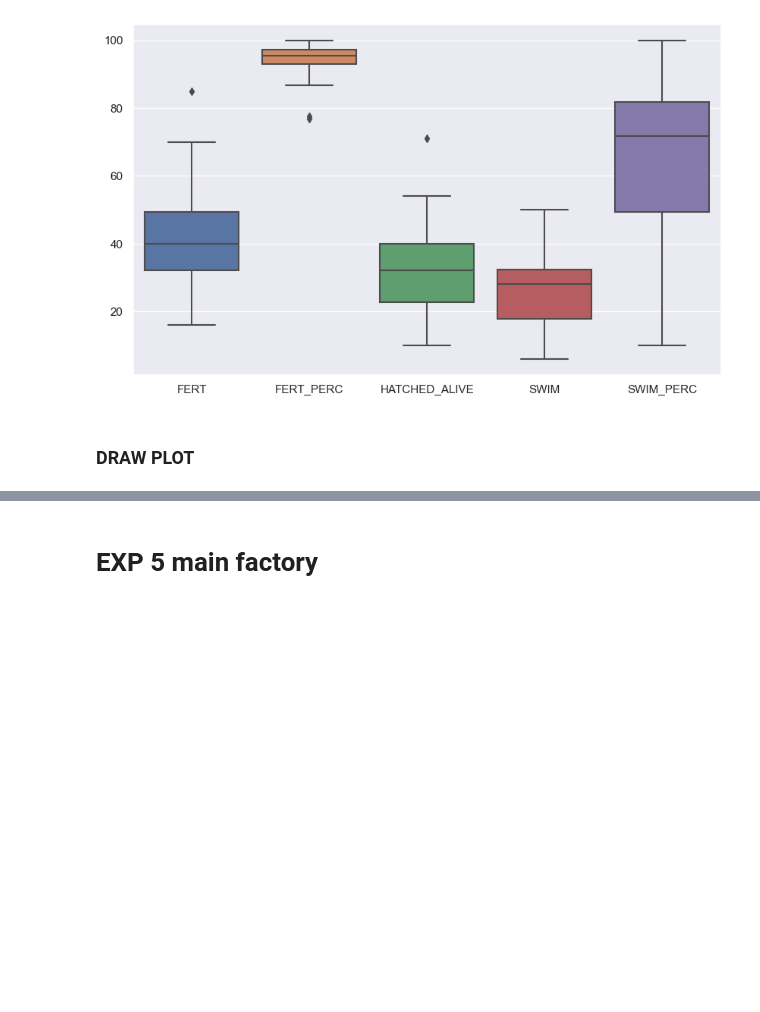
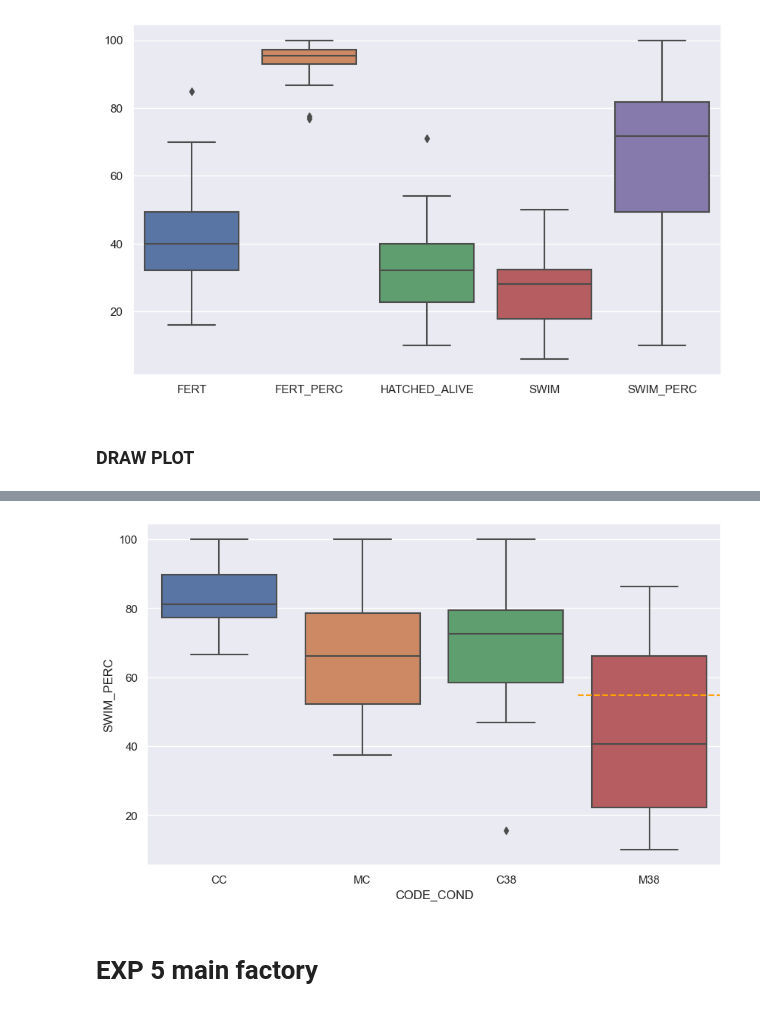
Before and after one commit to mitoclub/fish-strong-purifying-selection, a Jupyter notebook: notebooks/stat_plots_for_paper_draft.ipynb, the cells around one changed output, grey strips where cells are left out. Drawn from its saved outputs; the diff is of its cells as text; code cells hidden in the pictures; blank space fills up the shorter version.

```diff
--- a/notebooks/stat_plots_for_paper_draft.ipynb
+++ b/notebooks/stat_plots_for_paper_draft.ipynb
@@ -133,3 +148,13 @@ ax4.axhline(exp_22, xmin=0.75, ls='--', color='orange');
+# %%
+# expected line logic: (shock / control) * (mutagen / control) * control
+expected_5 = (exp5lab[exp5lab['CODE_COND'] == 'C38'].SWIM_PERC.mean() / exp5lab[exp5lab['CODE_COND'] == 'CC'].SWIM_PERC.mean()) * \
+         (exp5lab[exp5lab['CODE_COND'] == 'MC'].SWIM_PERC.mean() / exp5lab[exp5lab['CODE_COND'] == 'CC'].SWIM_PERC.mean()) * \
+          exp5lab[exp5lab['CODE_COND'] == 'CC'].SWIM_PERC.mean()
+# %%
+sns.boxplot(data=exp5lab, x='CODE_COND', y='SWIM_PERC')
+plt.axhline(y=expected_5, xmin=0.75, color='orange', ls='--');
+# %% [output]
+[figure, added]
 # %% [markdown]
 # EXP 5 main factory
 # %%
```
Also changed, not shown: parts of 47 cells of this notebook, 1 other file.
